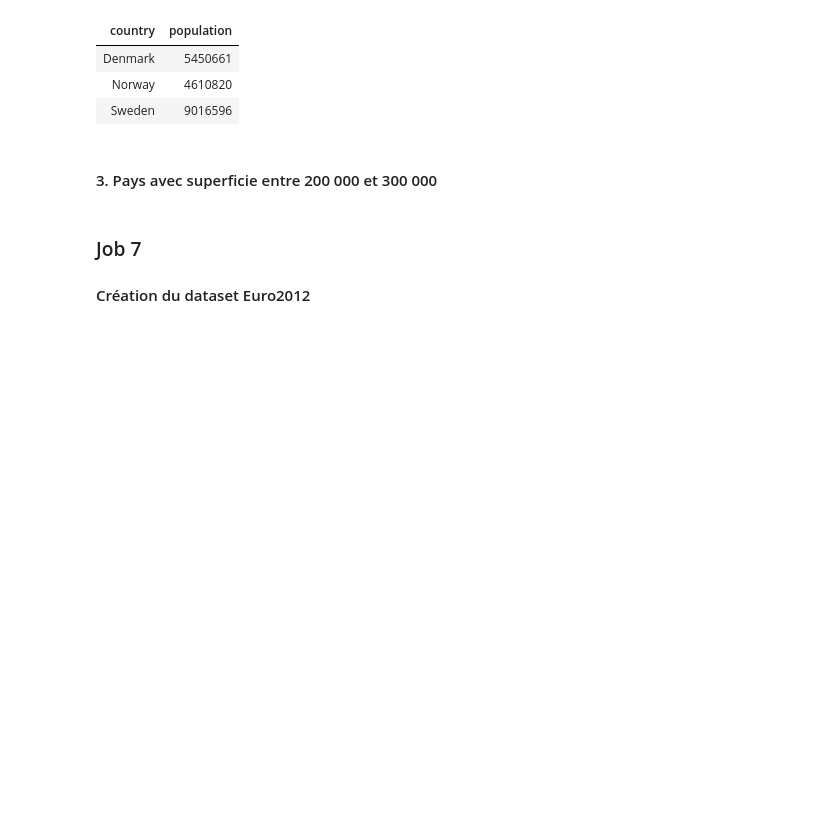
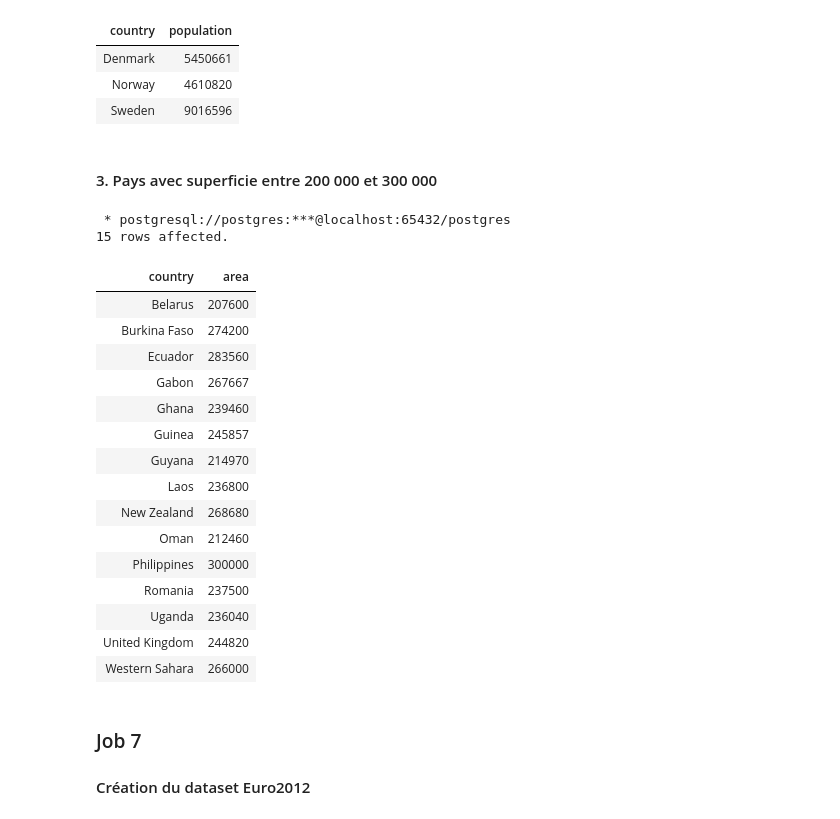
Before and after one commit to Paul-Emmanuel-Buffe/hello-dbms, a Jupyter notebook: notebooks/dbms.ipynb, the cells around one changed output. Drawn from its saved outputs; the diff is of its cells as text; code cells hidden in the pictures; blank space fills up the shorter version.

```diff
--- a/notebooks/dbms.ipynb
+++ b/notebooks/dbms.ipynb
@@ -141,6 +133,30 @@ WHERE "country" IN ('Sweden ', 'Norway ', 'Denmark ')
 | Sweden | 9016596 |
 # %% [markdown]
 #### 3. Pays avec superficie entre 200 000 et 300 000
+# %%
+%%sql
+SELECT "country", "area"
+FROM country_world
+WHERE "area" BETWEEN 200000 AND 300000
+# %% [output]
+ * postgresql://postgres:***@localhost:65432/postgres
+15 rows affected.
+| country | area |
+| Belarus | 207600 |
+| Burkina Faso | 274200 |
+| Ecuador | 283560 |
+| Gabon | 267667 |
+| Ghana | 239460 |
+| Guinea | 245857 |
+| Guyana | 214970 |
+| Laos | 236800 |
+| New Zealand | 268680 |
+| Oman | 212460 |
+| Philippines | 300000 |
+| Romania | 237500 |
+| Uganda | 236040 |
+| United Kingdom | 244820 |
+| Western Sahara | 266000 |
 # %% [markdown]
 ### Job 7
 
```
Also changed, not shown: parts of 11 cells of this notebook.
